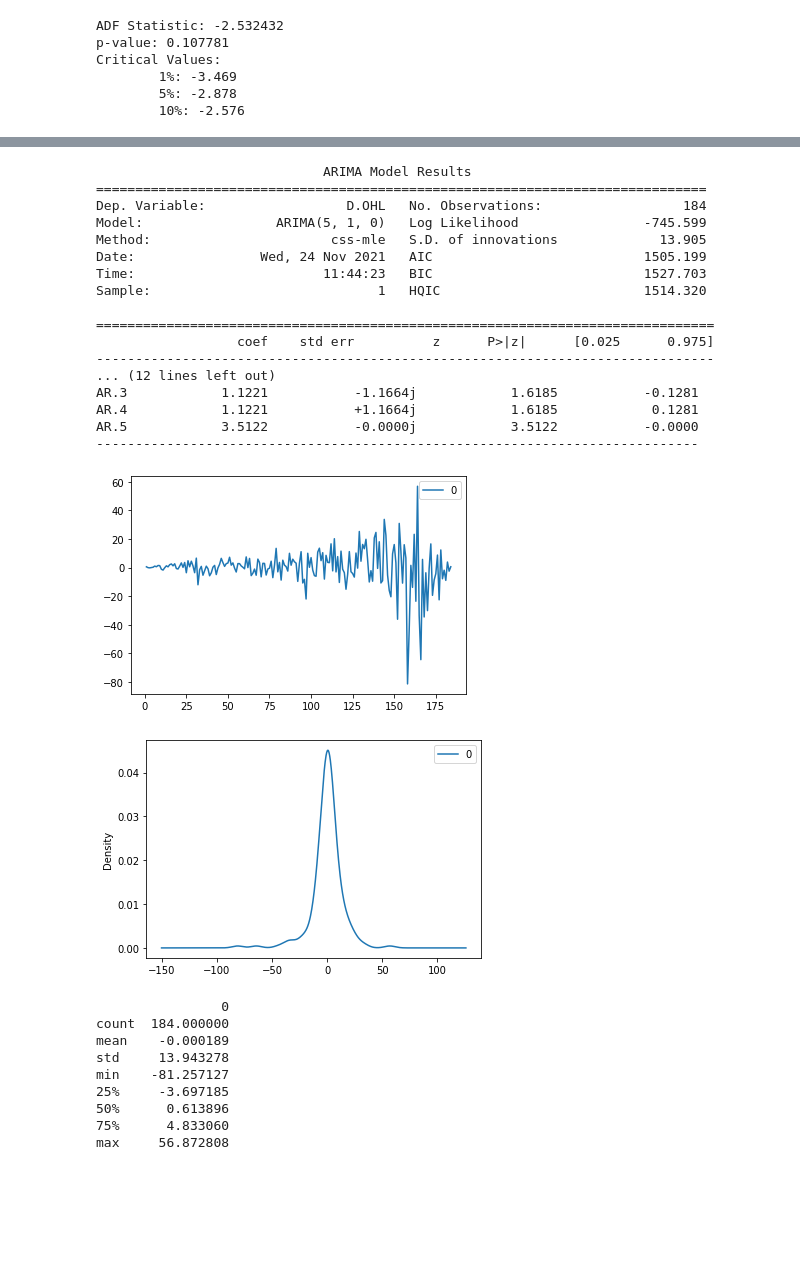
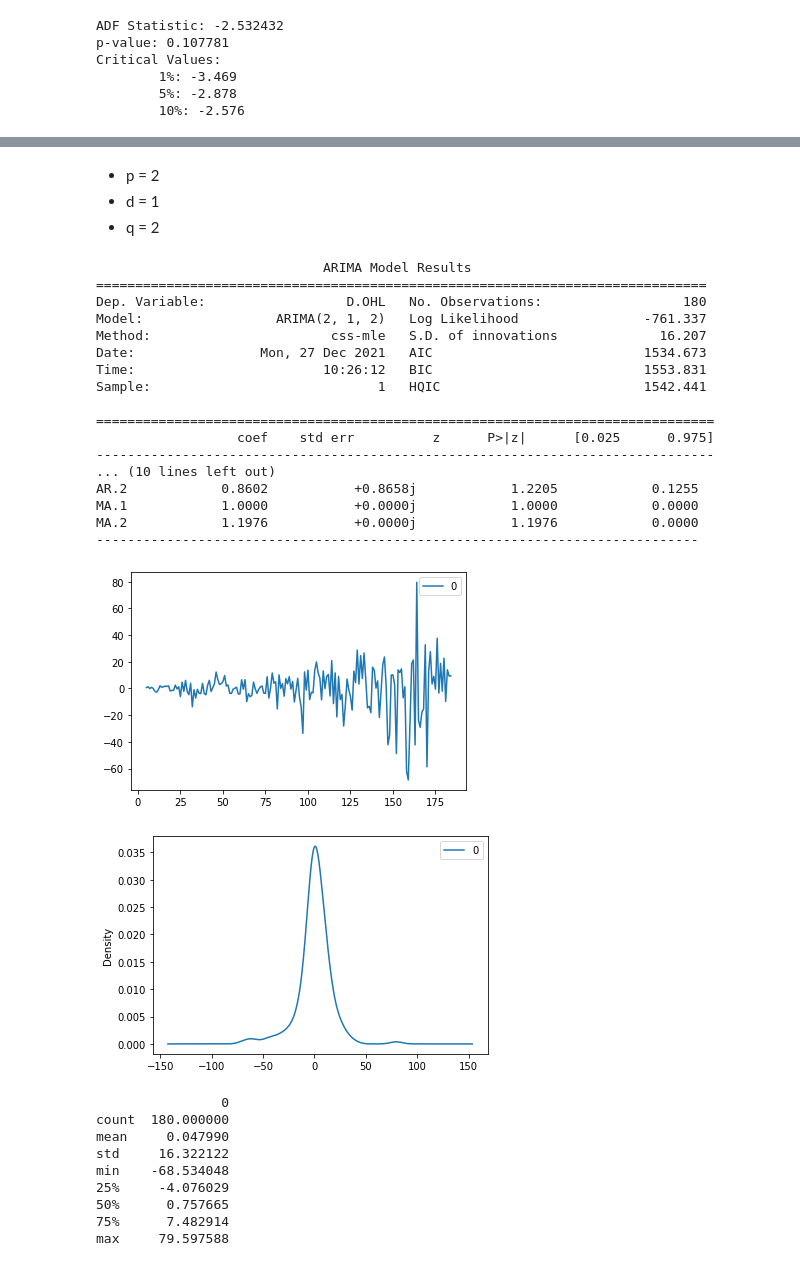
Before and after one commit to Selva-Subramanian/Yes-Bank-Stock-Closing-Price-Prediction, a Jupyter notebook: YES_BANK_STOCK_PRICE_PREDICTION.ipynb, the cells around one changed output, grey strips where cells are left out. Saved outputs shown, nothing was run; the diff lists cells and outputs as text; code cells hidden in the pictures; blank space fills up the shorter version.

Commit message:
commit for ARIMA Model

```diff
--- a/YES_BANK_STOCK_PRICE_PREDICTION.ipynb
+++ b/YES_BANK_STOCK_PRICE_PREDICTION.ipynb
@@ -55,7 +55,7 @@ from tqdm import tqdm_notebook
 %matplotlib inline
 # %%
 # load the dataset
-working_dir_path = "/content/drive/MyDrive/Colab Notebooks/AlmaBetter Notebooks/Capstone projects/CP2 - Supervised - Regression/"
+working_dir_path = "/content/drive/MyDrive/Colab Notebooks/AlmaBetter Notebooks/Capstone projects/Yes Bank Stock Price Prediction - Selva Subramanian S/"
 df = pd.read_csv(working_dir_path + "data_YesBank_StockPrices.csv")
 # %%
 df.head()
@@ -568,0 +633,3 @@ Critical Values:
+# %%
+diff = df['OHL'] - df['OHL'].shift(3)
+tsplot(diff[3:], lags=12)
@@ -568,0 +640,3 @@ Critical Values:
+# %%
+diff = diff - diff.shift(1)
+tsplot(diff[3+1:], lags=12)
@@ -569,44 +645,48 @@ Critical Values:
+# %% [markdown]
+*   p = 2
+*   d = 1
+*   q = 2
 # %%
 # fit model
-model = ARIMA(df['OHL'], order=(5,1,0))
-model_fit = model.fit()
+model = ARIMA(diff[4:], order=(2,1,2))
+model = model.fit()
 # summary of fit model
-print(model_fit.summary())
+print(model.summary())
 # line plot of residuals
-residuals = DataFrame(model_fit.resid)
+residuals = pd.DataFrame(model.resid)
 residuals.plot()
-pyplot.show()
+plt.show()
 # density plot of residuals
 residuals.plot(kind='kde')
-pyplot.show()
+plt.show()
 # summary stats of residuals
 print(residuals.describe())
 # %% [output]
                              ARIMA Model Results
 ==============================================================================
-Dep. Variable:                  D.OHL   No. Observations:                  184
-Model:                 ARIMA(5, 1, 0)   Log Likelihood                -745.599
-Method:                       css-mle   S.D. of innovations             13.905
-Date:                Wed, 24 Nov 2021   AIC                           1505.199
-Time:                        11:44:23   BIC                           1527.703
-Sample:                             1   HQIC                          1514.320
+Dep. Variable:                  D.OHL   No. Observations:                  180
+Model:                 ARIMA(2, 1, 2)   Log Likelihood                -761.337
+Method:                       css-mle   S.D. of innovations             16.207
+Date:                Mon, 27 Dec 2021   AIC                           1534.673
+Time:                        10:26:12   BIC                           1553.831
+Sample:                             1   HQIC                          1542.441
 
 ===============================================================================
                   coef    std err          z      P>|z|      [0.025      0.975]
 -------------------------------------------------------------------------------
-... (12 lines left out)
-AR.3            1.1221           -1.1664j            1.6185           -0.1281
-AR.4            1.1221           +1.1664j            1.6185            0.1281
-AR.5            3.5122           -0.0000j            3.5122           -0.0000
+... (10 lines left out)
+AR.2            0.8602           +0.8658j            1.2205            0.1255
+MA.1            1.0000           +0.0000j            1.0000            0.0000
+MA.2            1.1976           +0.0000j            1.1976            0.0000
 -----------------------------------------------------------------------------
-[figure, old version]
+[figure, new version]
-[figure, old version]
+[figure, new version]
                 0
-count  184.000000
-mean    -0.000189
-std     13.943278
-min    -81.257127
-25%     -3.697185
-50%      0.613896
-75%      4.833060
-max     56.872808
+count  180.000000
+mean     0.047990
+std     16.322122
+min    -68.534048
+25%     -4.076029
+50%      0.757665
+75%      7.482914
+max     79.597588
```
Also changed, not shown: parts of 30 cells of this notebook.
